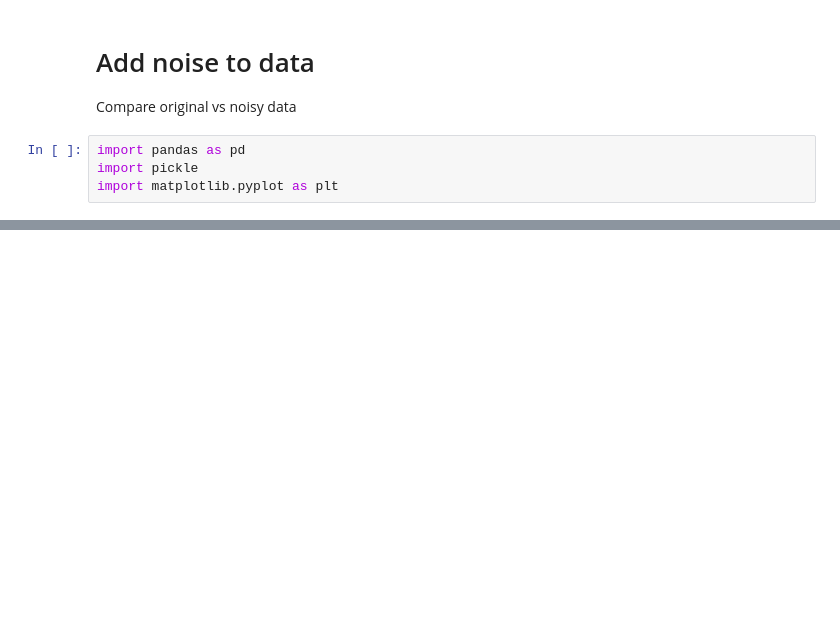
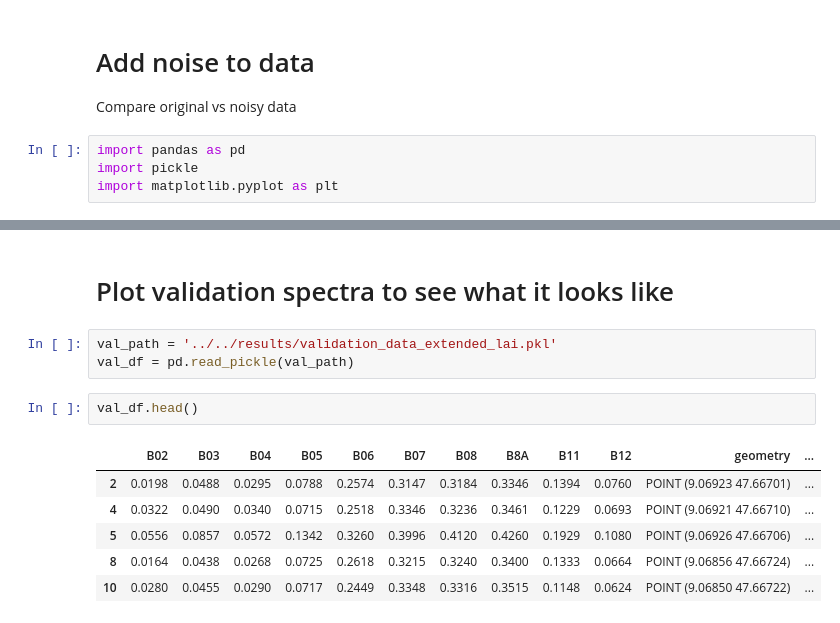
Before and after one commit to EOA-team/RTMinv_ML, a Jupyter notebook: notebooks/noise.ipynb, the cells around one changed output, grey strips where cells are left out. Drawn from its saved outputs; the diff is of its cells as text; blank space fills up the shorter version.

```diff
--- a/notebooks/noise.ipynb
+++ b/notebooks/noise.ipynb
@@ -44,0 +95,14 @@ for i, n in enumerate(noise_types):
+# %% [markdown]
+# Plot validation spectra to see what it looks like
+# %%
+val_path = '../../results/validation_data_extended_lai.pkl'
+val_df = pd.read_pickle(val_path)
+# %%
+val_df.head()
+# %% [output]
+|  | B02 | B03 | B04 | B05 | B06 | B07 | B08 | B8A | B11 | B12 | geometry | ... |
+| 2 | 0.0198 | 0.0488 | 0.0295 | 0.0788 | 0.2574 | 0.3147 | 0.3184 | 0.3346 | 0.1394 | 0.0760 | POINT (9.06923 47.66701) | ... |
+| 4 | 0.0322 | 0.0490 | 0.0340 | 0.0715 | 0.2518 | 0.3346 | 0.3236 | 0.3461 | 0.1229 | 0.0693 | POINT (9.06921 47.66710) | ... |
+| 5 | 0.0556 | 0.0857 | 0.0572 | 0.1342 | 0.3260 | 0.3996 | 0.4120 | 0.4260 | 0.1929 | 0.1080 | POINT (9.06926 47.66706) | ... |
+| 8 | 0.0164 | 0.0438 | 0.0268 | 0.0725 | 0.2618 | 0.3215 | 0.3240 | 0.3400 | 0.1333 | 0.0664 | POINT (9.06856 47.66724) | ... |
+| 10 | 0.0280 | 0.0455 | 0.0290 | 0.0717 | 0.2449 | 0.3348 | 0.3316 | 0.3515 | 0.1148 | 0.0624 | POINT (9.06850 47.66722) | ... |
```
Also changed, not shown: parts of 4 cells of this notebook, 2 other files.
